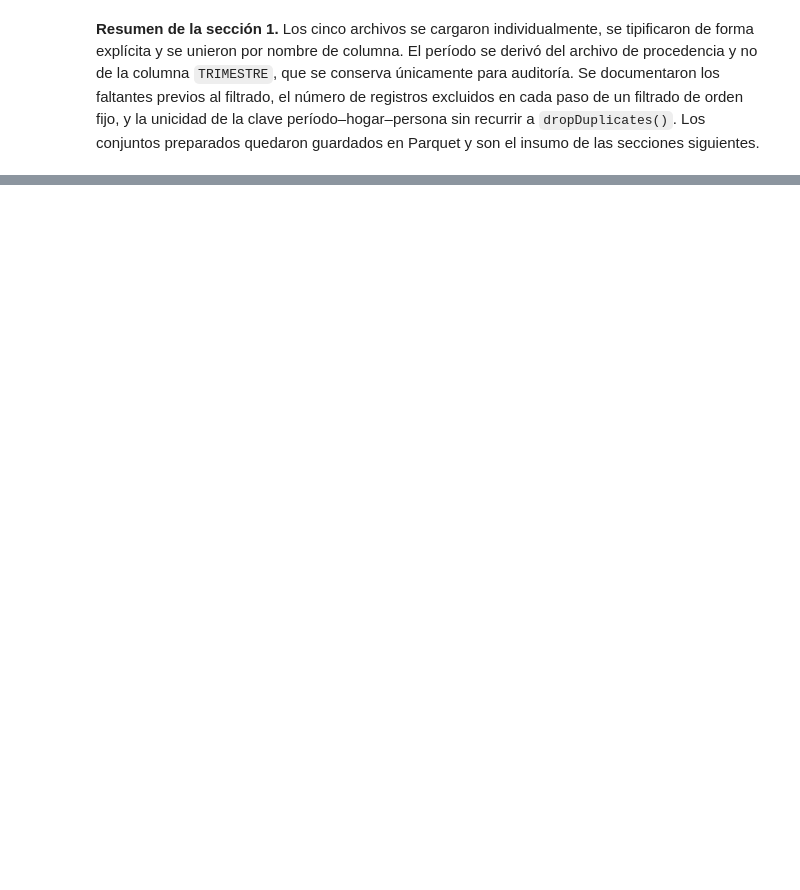
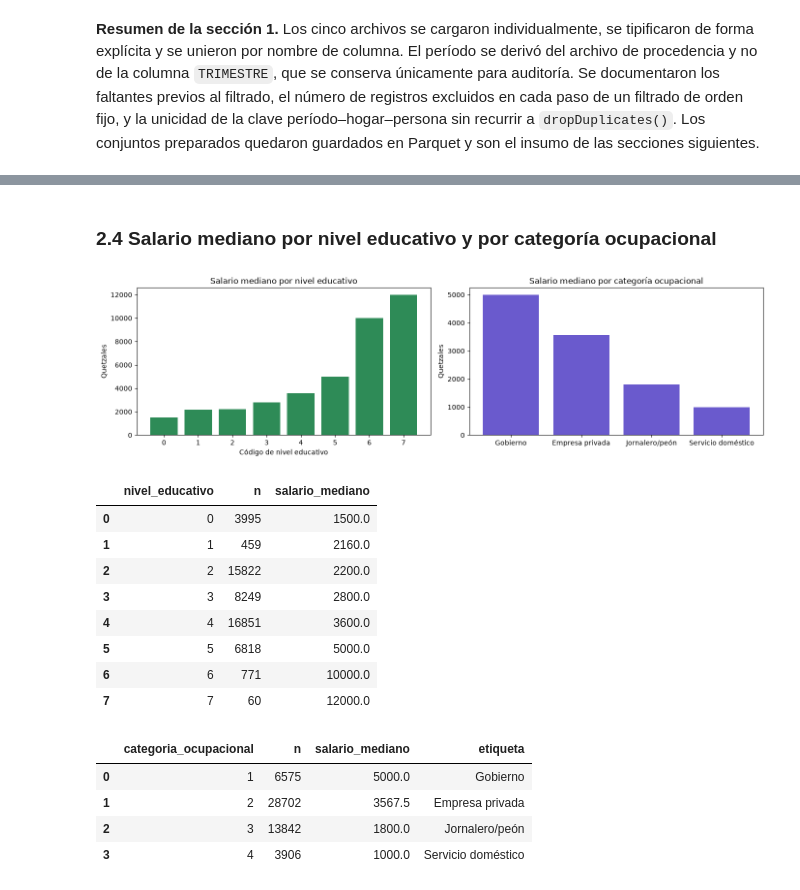
Before and after one commit to CindyGualim/lab7-data, a Jupyter notebook: Laboratorio7_SparkMLlib.ipynb, the cells around one changed output, grey strips where cells are left out. Saved outputs shown, nothing was run; the diff lists cells and outputs as text; code cells hidden in the pictures; blank space fills up the shorter version.

```diff
--- a/Laboratorio7_SparkMLlib.ipynb
+++ b/Laboratorio7_SparkMLlib.ipynb
@@ -588,0 +862,41 @@ guardados en Parquet y son el insumo de las secciones siguientes.
+# %% [markdown]
+### 2.4 Salario mediano por nivel educativo y por categoría ocupacional
+# %%
+def mediana_por(df, col):
+    return (df.groupBy(col)
+              .agg(F.count("*").alias("n"),
+                   F.expr("percentile(salario_mensual, 0.5)").alias("salario_mediano"))
+              .orderBy(col).toPandas())
+
+med_edu = mediana_por(df, "nivel_educativo")
+med_cat = mediana_por(df, "categoria_ocupacional")
+med_cat["etiqueta"] = med_cat["categoria_ocupacional"].map(ETQ_CATEGORIA).fillna(med_cat["categoria_ocupacional"])
+
+fig, (ax1, ax2) = plt.subplots(1, 2, figsize=(14, 4))
+ax1.bar(med_edu["nivel_educativo"], med_edu["salario_mediano"], color="seagreen")
+ax1.set_title("Salario mediano por nivel educativo")
+ax1.set_xlabel("Código de nivel educativo")
+ax2.bar(med_cat["etiqueta"], med_cat["salario_mediano"], color="slateblue")
+ax2.set_title("Salario mediano por categoría ocupacional")
+for ax in (ax1, ax2):
+    ax.set_ylabel("Quetzales")
+plt.tight_layout()
+plt.show()
+
+display(med_edu, med_cat)
+# %% [output]
+[figure, added]
+|  | nivel_educativo | n | salario_mediano |
+| 0 | 0 | 3995 | 1500.0 |
+| 1 | 1 | 459 | 2160.0 |
+| 2 | 2 | 15822 | 2200.0 |
+| 3 | 3 | 8249 | 2800.0 |
+| 4 | 4 | 16851 | 3600.0 |
+| 5 | 5 | 6818 | 5000.0 |
+| 6 | 6 | 771 | 10000.0 |
+| 7 | 7 | 60 | 12000.0 |
+|  | categoria_ocupacional | n | salario_mediano | etiqueta |
+| 0 | 1 | 6575 | 5000.0 | Gobierno |
+| 1 | 2 | 28702 | 3567.5 | Empresa privada |
+| 2 | 3 | 13842 | 1800.0 | Jornalero/peón |
+| 3 | 4 | 3906 | 1000.0 | Servicio doméstico |
```
Also changed, not shown: parts of 43 cells of this notebook.
